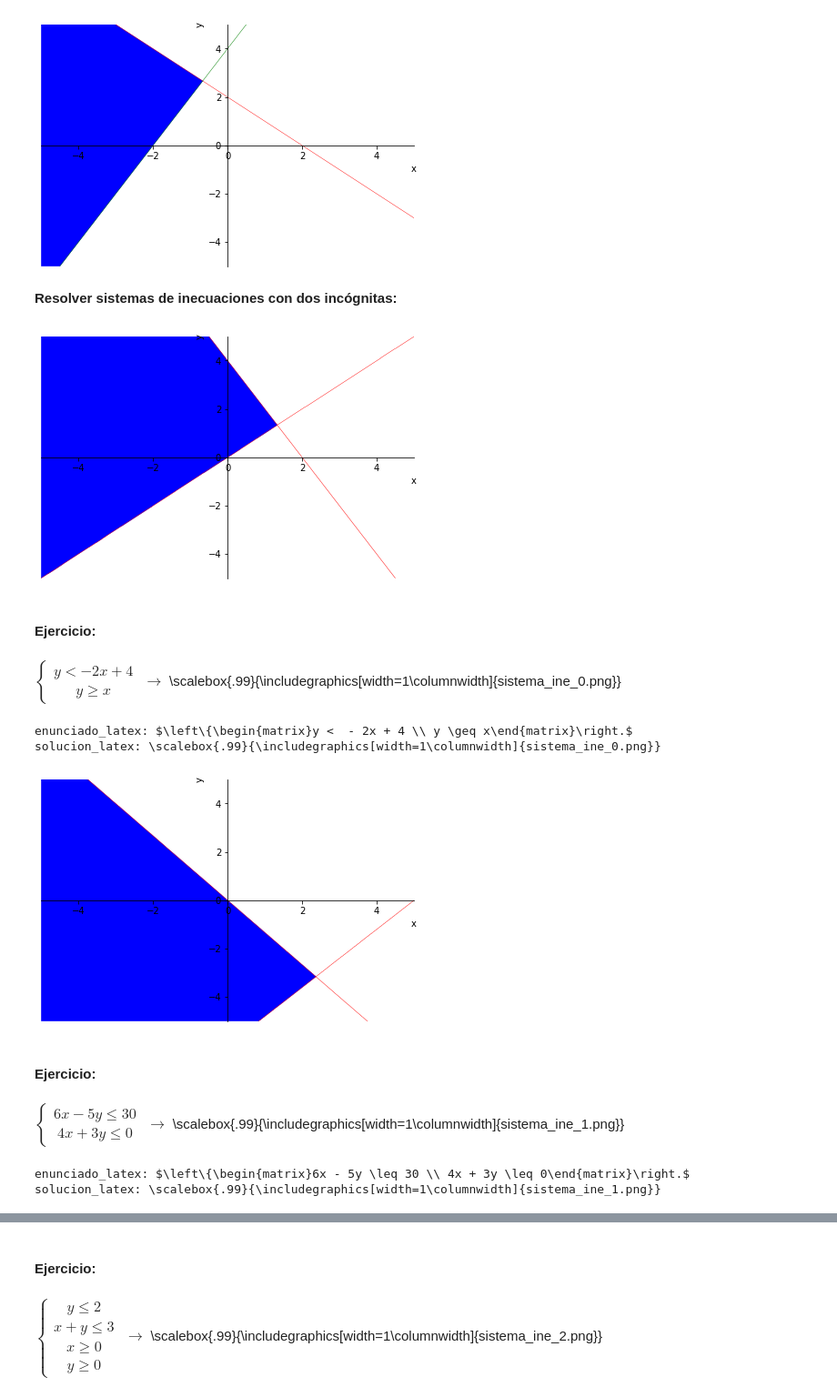
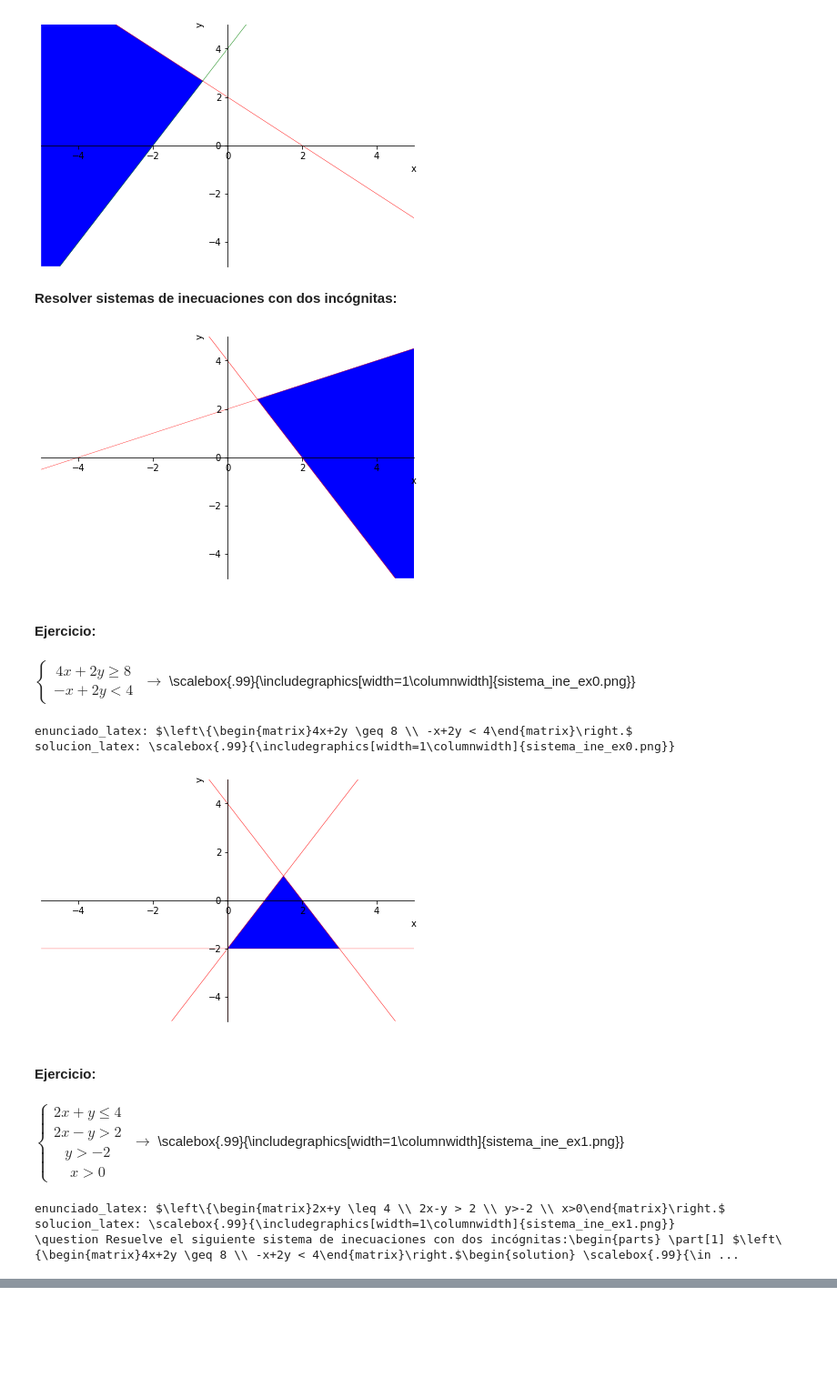
Before and after one commit to crdguez/mat4ac, a Jupyter notebook: notebooks/15-Inecuaciones.ipynb, the cells around one changed output, grey strips where cells are left out. Shown at 91% size. Saved outputs shown, nothing was run; the diff lists cells and outputs as text; code cells hidden in the pictures; blank space fills up the shorter version.

```diff
--- a/notebooks/15-Inecuaciones.ipynb
+++ b/notebooks/15-Inecuaciones.ipynb
@@ -57,6 +57,14 @@ def mostrar_ejercicio(ejercicio,solucion,tipo=0) :
         print("enunciado_latex: " + ejercicio)
         print("solucion_latex: " + solucion)
         return ejercicio, solucion
+
+def latex_exam(question, parts):
+    tex=r"\question "+question+r"\begin{parts} "
+    for p in parts :
+        tex+=r"\part[1] "+p[0]+r"\begin{solution} "+p[1]+r"\end{solution} "
+    tex+=r"\end{parts} "
+
+    return tex
 # %%
 latex(expand(-x*(x-1)*(x**2+1)*(x+1)))
 # %% [output]
@@ -291,16 +310,22 @@ texto_ejercicio = 'Resolver inecuaciones con valor absoluto:'
 display(md("**"+texto_ejercicio+"**"))
 
 pre_enunciado_latex = [
-                     r'| {3x - 1} | \leq 5', r'| {4x + 3} |> 2', r'| {3 - 4x} | \geq 5', r'| {5x - 3} | \leq 2',
-                    #  Autoevaluación
-                    r'| {3x - 4} | \leq 9', r'| {4x + 3} |> 1', r'| {3 - 8x} | \geq 4'
+#                      r'| {3x - 1} | \leq 5', r'| {4x + 3} |> 2', r'| {3 - 4x} | \geq 5', r'| {5x - 3} | \leq 2',
+#                     #  Autoevaluación
+#                     r'| {3x - 4} | \leq 9', r'| {4x + 3} |> 1', r'| {3 - 8x} | \geq 4',
+#                         #  Examen
+                    r'| {2x - 4} | \leq  8', r'| {2x + 3} | < 5', r'| {3 - 2x} | \leq 7'
 
                     ]
+lista=[]
 
 for i in pre_enunciado_latex :
     ine = parse_latex(i)
     des = '>=' if ine.has(GreaterThan) else '<=' if ine.has(LessThan) else '>' if ine.has(StrictGreaterThan) else '<' if ine.has(StrictLessThan) else 'ninguno'
     mostrar_ejercicio(r"$"+i+r"$",r"$"+latex(reduce_abs_inequalities([(ine.args[0]-ine.args[1],des)],x).as_set())+r"$")
+    lista.append([r"$"+i+r"$",r"$"+latex(reduce_abs_inequalities([(ine.args[0]-ine.args[1],des)],x).as_set())+r"$"])
+
+print(latex_exam('Resuelve la siguiente inecuación con valor absoluto:',lista))
 # %% [output]
 **Resolver inecuaciones con valor absoluto:**
 #### Ejercicio:
@@ -336,51 +359,60 @@ p1.show()
 
 # Resolver sistemas de inecuaciones con dos incógnitas
 
 texto_ejercicio = 'Resolver sistemas de inecuaciones con dos incógnitas:'
 
 display(md("**"+texto_ejercicio+"**"))
 
 sistemas = [
-                    [r'y <  - 2x + 4' , r'y \geq x'],
-                    [r'6x - 5y \leq 30', r'4x + 3y \leq 0'],
-                    [r'y \leq 2',r'x + y \leq 3',r'x \geq 0', r'y \geq 0'],
-                    [r'x + y \leq 5',r'x + 3y \geq 9', r'x \geq 0', r'y \geq 0'],
-                        #  [r'x + y \leq 2 ',r' - 2x + y \geq 4'],
-#                     [r'y <  - 2x + 4',r'y \geq x',r'x \geq-2'],
-#     Autoevaluación
-                    [r'2x+y \leq 6',r'-3x+4y > 2'],
-                    [r'3x+2y \leq 4',r'6x-y > 6', 'y>-2', 'x>0'],
+#                     [r'y <  - 2x + 4' , r'y \geq x'],
+#                     [r'6x - 5y \leq 30', r'4x + 3y \leq 0'],
+#                     [r'y \leq 2',r'x + y \leq 3',r'x \geq 0', r'y \geq 0'],
+#                     [r'x + y \leq 5',r'x + 3y \geq 9', r'x \geq 0', r'y \geq 0'],
+#                         #  [r'x + y \leq 2 ',r' - 2x + y \geq 4'],
+# #                     [r'y <  - 2x + 4',r'y \geq x',r'x \geq-2'],
+# #     Autoevaluación
+#                     [r'2x+y \leq 6',r'-3x+4y > 2'],
+#                     [r'3x+2y \leq 4',r'6x-y > 6', 'y>-2', 'x>0'],
+    # Examen
+                    [r'4x+2y \geq 8',r'-x+2y < 4'],
+                    [r'2x+y \leq 4',r'2x-y > 2', 'y>-2', 'x>0'],
 
 
 
                     ]
+
+lista=[]
 
 for j,sist in enumerate(sistemas) :
     s=[parse_latex(i) for i in sist]
     sist_latex=r"""\left\{\begin{matrix}"""+r" \\ ". join(sist)+ r'\end{matrix}\right.'
     set=s[0]
     for k in range(len(sist)-1) :
         set = And(set,s[k+1])
     p1=plot_implicit(set, show=False)
     # p1.extend(plot_implicit(Eq(x+y,2),line_color='r', show=False))
     for k in range(len(sist)):
         p1.extend(plot_implicit(Eq(s[k].args[0],s[k].args[1]),x_var=x,line_color='r', show=False))
 
 #     p1.save('sistema_ine_{}.pgf'.format(j))
-    p1.save('sistema_ine_{}.png'.format(j))
+    p1.save('sistema_ine_ex{}.png'.format(j))
     p1.show()
 #     p1.save('sistema_{}.png'.format(j))
 #     mostrar_ejercicio(r"$"+sist_latex+r"$",r"""\scalebox{.6}{\input{sistema_ine_"""+latex(j)+r""".pgf}}""")
-    mostrar_ejercicio(r"$"+sist_latex+r"$",r"""\scalebox{.99}{\includegraphics[width=1\columnwidth]{sistema_ine_"""+latex(j)+r""".png}}""")
+    mostrar_ejercicio(r"$"+sist_latex+r"$",r"""\scalebox{.99}{\includegraphics[width=1\columnwidth]{sistema_ine_ex"""+latex(j)+r""".png}}""")
+    lista.append([r"$"+sist_latex+r"$",r"""\scalebox{.99}{\includegraphics[width=1\columnwidth]{sistema_ine_ex"""+latex(j)+r""".png}}"""])
+
+print(latex_exam('Resuelve el siguiente sistema de inecuaciones con dos incógnitas:',lista))
 # %% [output]
 **Resolver sistemas de inecuaciones con dos incógnitas:**
-[figure, old version]
+[figure, new version]
 #### Ejercicio:
-$\left\{\begin{matrix}y <  - 2x + 4 \\ y \geq x\end{matrix}\right.$ $\to$ \scalebox{.99}{\includegraphics[width=1\columnwidth]{sistema_ine_0.png}}
+$\left\{\begin{matrix}4x+2y \geq 8 \\ -x+2y < 4\end{matrix}\right.$ $\to$ \scalebox{.99}{\includegraphics[width=1\columnwidth]{sistema_ine_ex0.png}}
-enunciado_latex: $\left\{\begin{matrix}y <  - 2x + 4 \\ y \geq x\end{matrix}\right.$
-solucion_latex: \scalebox{.99}{\includegraphics[width=1\columnwidth]{sistema_ine_0.png}}
+enunciado_latex: $\left\{\begin{matrix}4x+2y \geq 8 \\ -x+2y < 4\end{matrix}\right.$
+solucion_latex: \scalebox{.99}{\includegraphics[width=1\columnwidth]{sistema_ine_ex0.png}}
-[figure, old version]
+[figure, new version]
 #### Ejercicio:
-$\left\{\begin{matrix}6x - 5y \leq 30 \\ 4x + 3y \leq 0\end{matrix}\right.$ $\to$ \scalebox{.99}{\includegraphics[width=1\columnwidth]{sistema_ine_1.png}}
+$\left\{\begin{matrix}2x+y \leq 4 \\ 2x-y > 2 \\ y>-2 \\ x>0\end{matrix}\right.$ $\to$ \scalebox{.99}{\includegraphics[width=1\columnwidth]{sistema_ine_ex1.png}}
-enunciado_latex: $\left\{\begin{matrix}6x - 5y \leq 30 \\ 4x + 3y \leq 0\end{matrix}\right.$
-solucion_latex: \scalebox{.99}{\includegraphics[width=1\columnwidth]{sistema_ine_1.png}}
+enunciado_latex: $\left\{\begin{matrix}2x+y \leq 4 \\ 2x-y > 2 \\ y>-2 \\ x>0\end{matrix}\right.$
+solucion_latex: \scalebox{.99}{\includegraphics[width=1\columnwidth]{sistema_ine_ex1.png}}
+\question Resuelve el siguiente sistema de inecuaciones con dos incógnitas:\begin{parts} \part[1] $\left\{\begin{matrix}4x+2y \geq 8 \\ -x+2y < 4\end{matrix}\right.$\begin{solution} \scalebox{.99}{\in ...
@@ -388,2 +418,0 @@ solucion_latex: \scalebox{.99}{\includegraphics[width=1\columnwidth]{sistema_ine
-#### Ejercicio:
-$\left\{\begin{matrix}y \leq 2 \\ x + y \leq 3 \\ x \geq 0 \\ y \geq 0\end{matrix}\right.$ $\to$ \scalebox{.99}{\includegraphics[width=1\columnwidth]{sistema_ine_2.png}}
```
Also changed, not shown: parts of 5 cells of this notebook, 5 other files.
